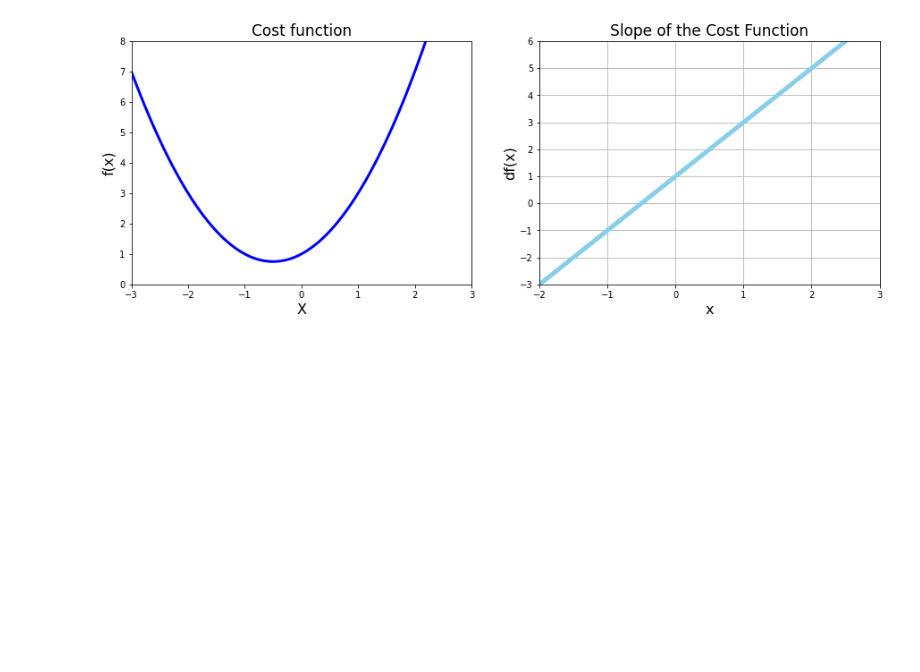
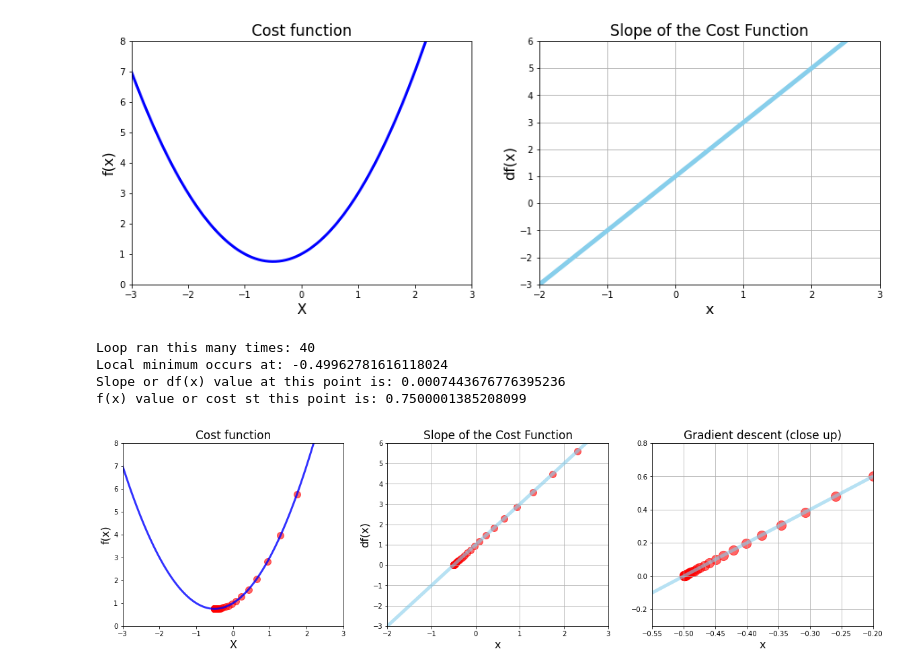
Before and after one commit to BeckMarquez/DataScience, a Jupyter notebook: Gradient Descent/Gradient Descent.ipynb, the cells around one changed output. Cells and saved outputs as stored; diff of their text form; code cells hidden in the pictures; blank space fills up the shorter version.

```diff
--- a/Gradient Descent/Gradient Descent.ipynb
+++ b/Gradient Descent/Gradient Descent.ipynb
@@ -63,3 +63,81 @@ plt.plot(x_1, df(x_1), color='skyblue', linewidth=5)
 plt.show()
 # %% [output]
 [figure]
+# %%
+# Gradient descent
+new_x = 3
+previous_x = 0
+step_multiplier = 0.1
+precision = 0.0001
+
+x_list = [new_x]
+slope_list = [df(new_x)]
+
+for n in range(5000):
+    previous_x = new_x
+    gradient = df(previous_x)
+    new_x = previous_x - step_multiplier * gradient
+
+    step_size = abs(new_x - previous_x)
+
+    x_list.append(new_x)
+    slope_list.append(df(new_x))
+
+    if step_size < precision:
+        print('Loop ran this many times:', n)
+        break
+
+print('Local minimum occurs at:', new_x)
+print('Slope or df(x) value at this point is:', df(new_x))
+print('f(x) value or cost st this point is:', f(new_x))
+# %% [output]
+Loop ran this many times: 40
+Local minimum occurs at: -0.49962781616118024
+Slope or df(x) value at this point is: 0.0007443676776395236
+f(x) value or cost st this point is: 0.7500001385208099
+# %%
+# Superimpose gradient descent calculations on plot
+
+plt.figure(figsize=[20,5])
+
+# First chart: Cost Function
+plt.subplot(1, 3, 1)
+
+plt.title('Cost function', fontsize=17)
+plt.xlabel('X', fontsize=16)
+plt.ylabel('f(x)', fontsize=16)
+
+plt.xlim([-3, 3])
+plt.ylim([0, 8])
+
+plt.plot(x_1, f(x_1), color='blue', linewidth=3, alpha = 0.8)
+
+# Function can't work with list, but can with arrays, so we do a conversion:
+values = np.array(x_list)
+plt.scatter(x_list, f(values), color = 'red', s = 100, alpha = 0.6)
+
+# Second chart: Derivative
+plt.subplot(1, 3, 2)
+plt.title('Slope of the Cost Function', fontsize=17)
+plt.xlabel('x', fontsize=16)
+plt.ylabel('df(x)', fontsize=16)
+plt.grid()
+plt.xlim([-2, 3])
+plt.ylim([-3, 6])
+
+plt.plot(x_1, df(x_1), color='skyblue', linewidth=5, alpha = 0.6)
+plt.scatter(x_list, slope_list, color = 'red', s = 100, alpha = 0.6)
+
+# Third chart: Derivative
+plt.subplot(1, 3, 3)
+plt.title('Gradient descent (close up)', fontsize=17)
+plt.xlabel('x', fontsize=16)
+plt.grid()
+plt.xlim([-0.55, -0.2])
+plt.ylim([-0.3, 0.8])
+
+plt.plot(x_1, df(x_1), color='skyblue', linewidth=5, alpha = 0.6)
+plt.scatter(x_list, slope_list, color = 'red', s = 200, alpha = 0.6)
+plt.show()
+# %% [output]
+[figure, added]
```
